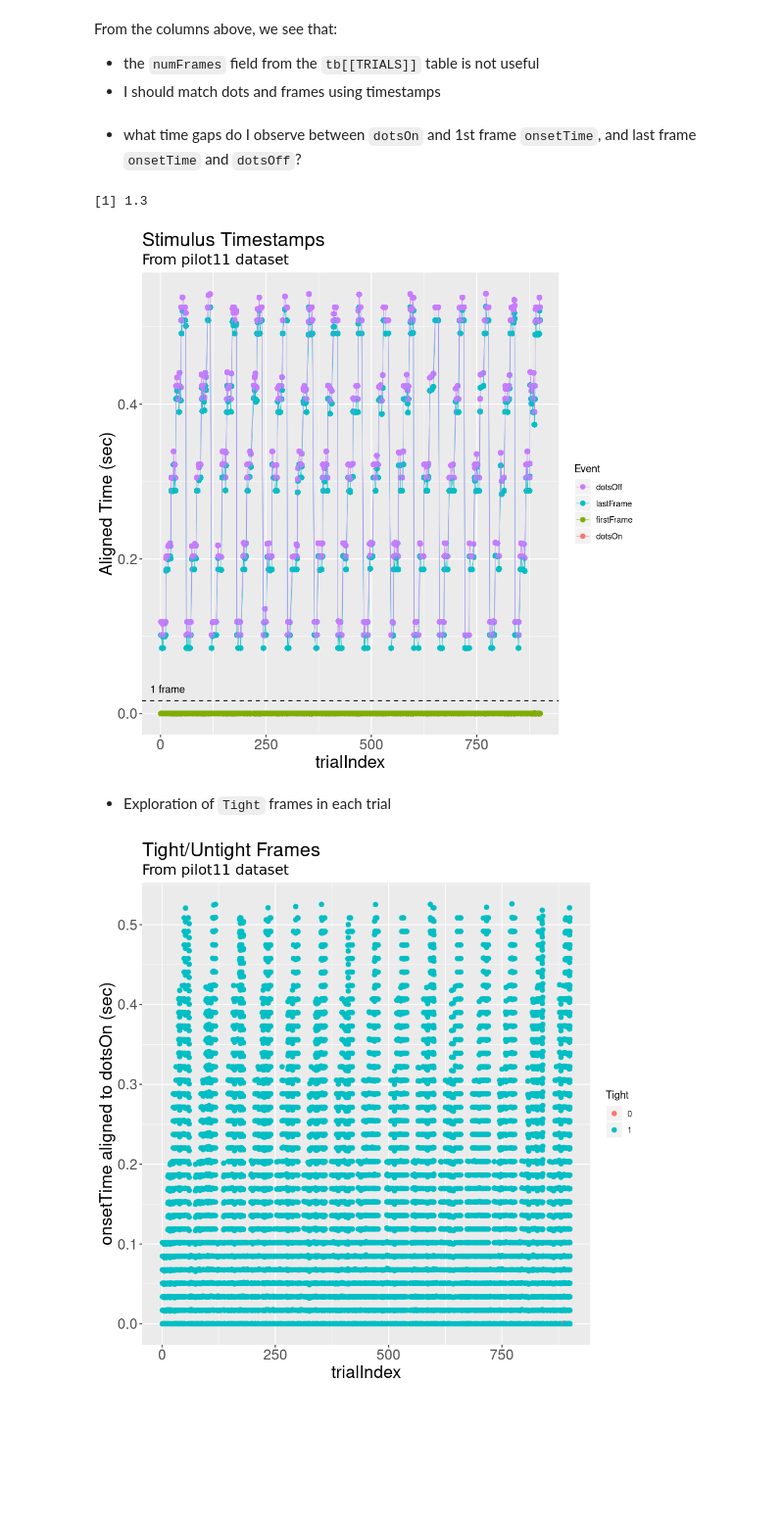
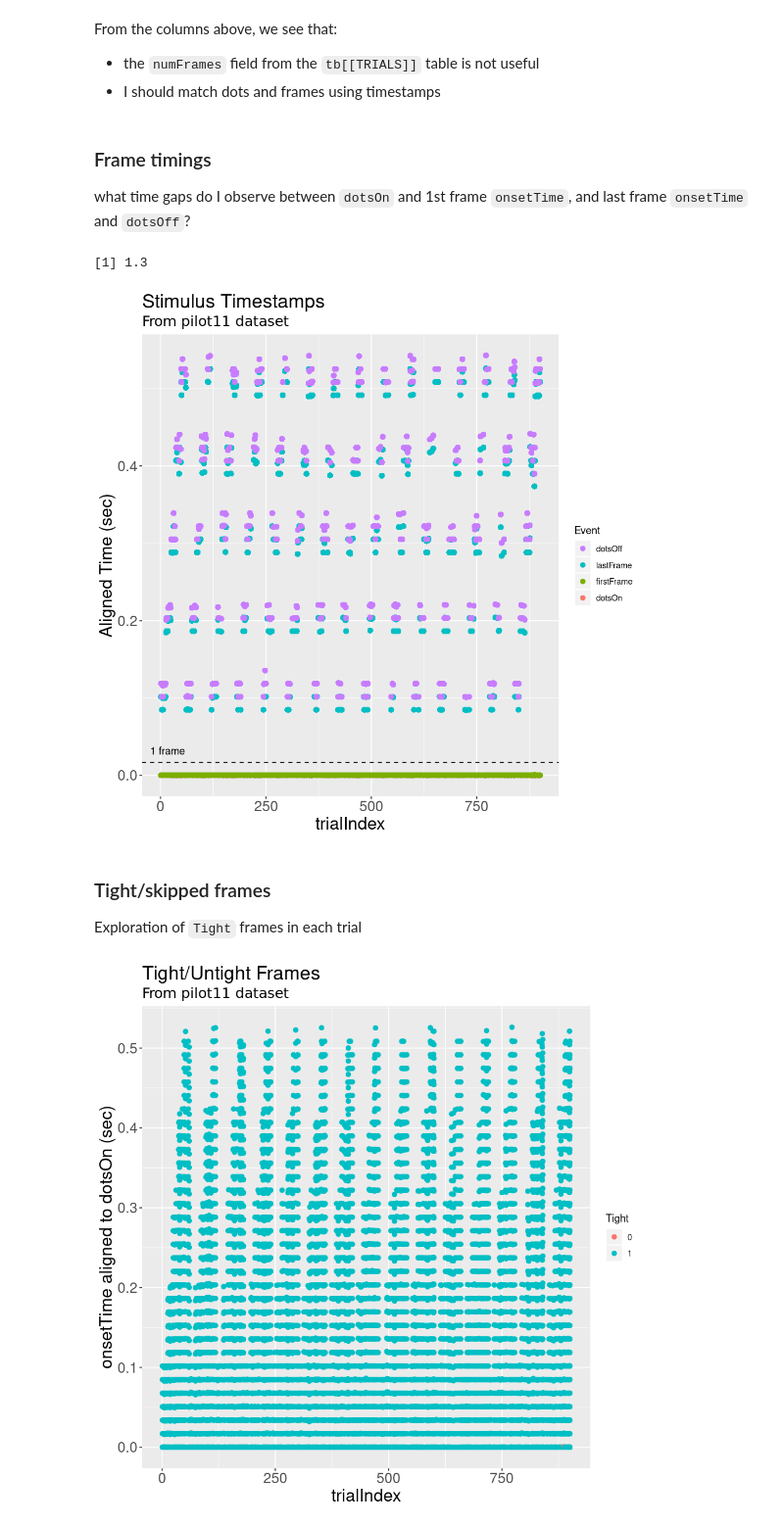
Before and after one commit to TheGoldLab/Analysis_SingleCP_DotsReversal, a Jupyter notebook: Jupyter/pilot11.ipynb, the cells around one changed output. Shown at 98% size. Cells and saved outputs as stored; diff of their text form; code cells hidden in the pictures; blank space fills up the shorter version.

```diff
--- a/Jupyter/pilot11.ipynb
+++ b/Jupyter/pilot11.ipynb
@@ -455,7 +464,8 @@ From the columns above, we see that:
 - the `numFrames` field from the `tb[[TRIALS]]` table is not useful
 - I should match dots and frames using timestamps
 # %% [markdown]
-- what time gaps do I observe between `dotsOn` and 1st frame `onsetTime`, and last frame `onsetTime` and `dotsOff`?
+### Frame timings
+what time gaps do I observe between `dotsOn` and 1st frame `onsetTime`, and last frame `onsetTime` and `dotsOff`?
 # %%
 # get times of first and last frame in each trial, align everything to dotsOn
 extremeFrameTimes <- frameTimes[,.(firstFrame=min(onsetTime-trialStart)-dotsOn,
@@ -471,37 +481,38 @@ extremeFrameTimes <- frameTimes[,.(firstFrame=min(onsetTime-trialStart)-dotsOn,
 longTimeData <- melt(extremeFrameTimes,
                     id.vars=c("trialIndex"),
                     measure.vars=c("dotsOn","firstFrame","lastFrame","dotsOff"),
                     variable.name="Event", value.name="timestamp")
 #str(longTimeData)
 
 
 frameDurations <- c(6*FRAME_DURATION, 140*FRAME_DURATION)
 
 # control output figure size
 options(repr.plot.width=8, repr.plot.height=8)
 
 # plot
 ggplot(longTimeData, aes(x=trialIndex, y=timestamp)) + geom_point(aes(col=Event), size=2) +
-   geom_line(aes(col=Event),size=.2) +
+#    geom_line(aes(col=Event),size=.2) +
    geom_hline(yintercept = FRAME_DURATION, linetype="dashed") +
    annotate("text", x=16, y=FRAME_DURATION, vjust = -1, label = c("1 frame")) +
    guides(colour = guide_legend(reverse=T)) +
    labs(title="Stimulus Timestamps",
          subtitle=paste("From pilot",PILOT_NUMBER," dataset",sep=""),
          y="Aligned Time (sec)") + theme(plot.title=element_text(size=20,
                                     lineheight=1.2),  # title
             plot.subtitle=element_text(size=15,
                                        family="American Typewriter"),  # subtitle
             plot.caption=element_text(size=15),  # caption
             axis.title.x=element_text(size=AXES_LABEL_FONT),  # X axis title
             axis.title.y=element_text(size=AXES_LABEL_FONT),  # Y axis title
             axis.text.x=element_text(size=AXES_FONT),  # X axis text
             axis.text.y=element_text(size=AXES_FONT))  # Y axis text
 # %% [output]
 [1] 1.3
-[figure, old version]
+[figure, new version]
 # %% [markdown]
-- Exploration of `Tight` frames in each trial
+### Tight/skipped frames
+Exploration of `Tight` frames in each trial
 # %%
 # plot
 ggplot(frameTimes, aes(x=trialIndex, y=onsetTime-(dotsOn+trialStart))) +
```
Also changed, not shown: parts of 26 cells of this notebook.
